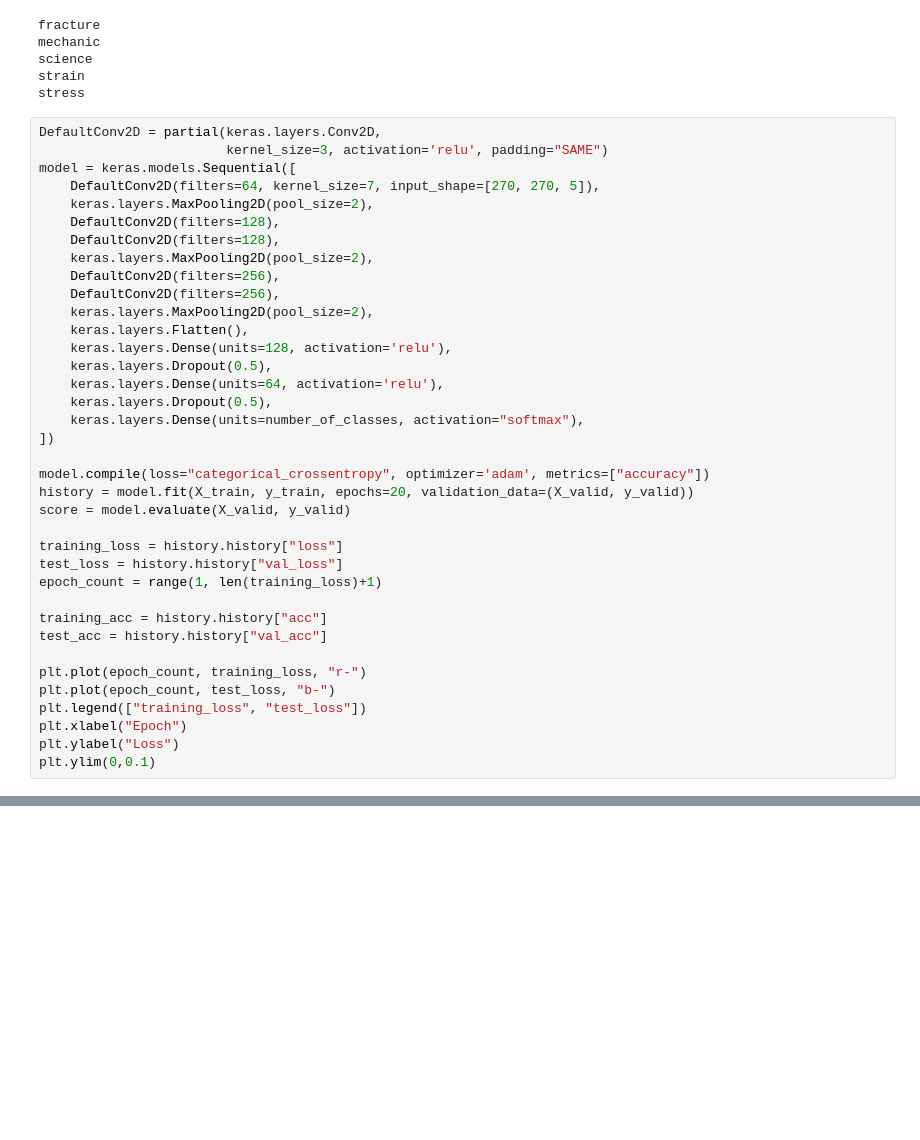
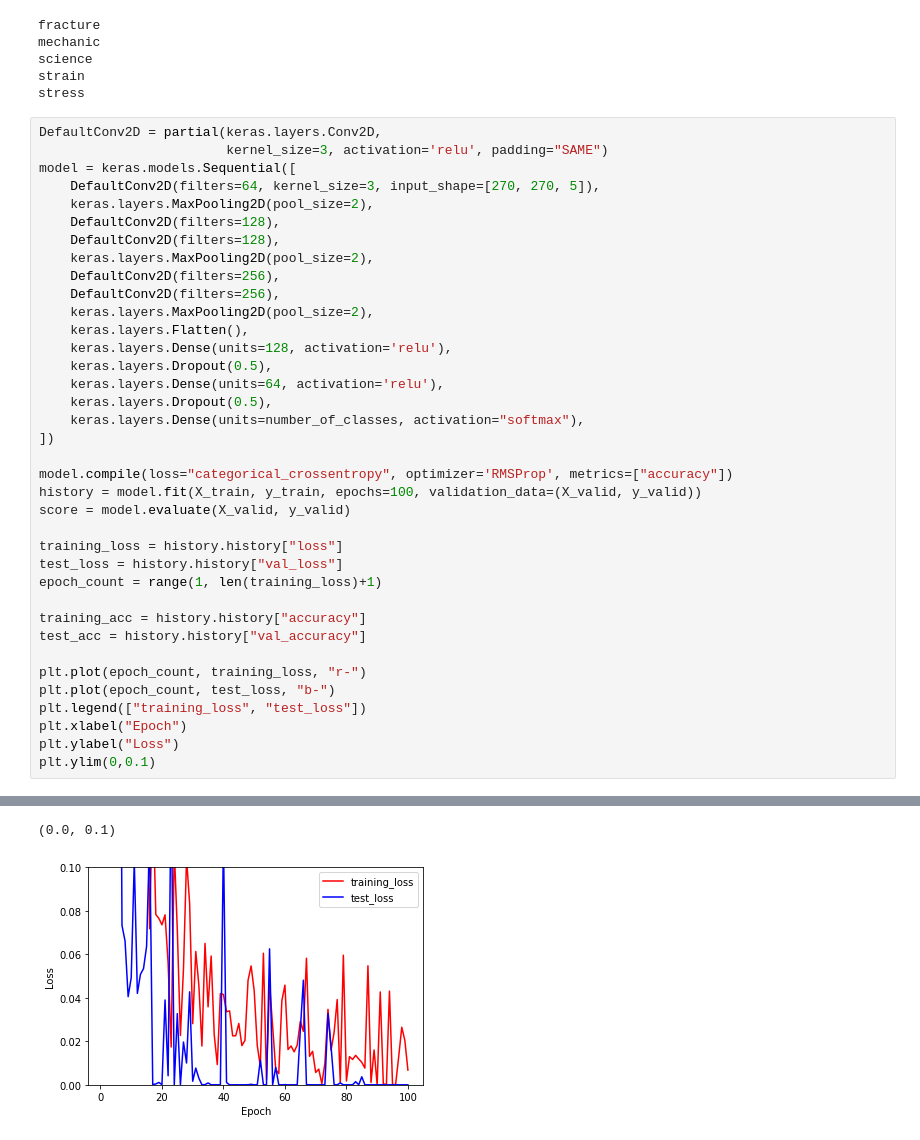
Before and after one commit to HOGEUNGOD/word_ml, a Jupyter notebook: learning.ipynb, the cells around one changed output, grey strips where cells are left out. Cells and saved outputs as stored; diff of their text form; blank space fills up the shorter version.

```diff
--- a/learning.ipynb
+++ b/learning.ipynb
@@ -63,7 +63,7 @@ stress
 DefaultConv2D = partial(keras.layers.Conv2D,
                         kernel_size=3, activation='relu', padding="SAME")
 model = keras.models.Sequential([
-    DefaultConv2D(filters=64, kernel_size=7, input_shape=[270, 270, 5]),
+    DefaultConv2D(filters=64, kernel_size=3, input_shape=[270, 270, 5]),
     keras.layers.MaxPooling2D(pool_size=2),
     DefaultConv2D(filters=128),
     DefaultConv2D(filters=128),
@@ -79,16 +79,16 @@ model = keras.models.Sequential([
     keras.layers.Dense(units=number_of_classes, activation="softmax"),
 ])
 
-model.compile(loss="categorical_crossentropy", optimizer='adam', metrics=["accuracy"])
-history = model.fit(X_train, y_train, epochs=20, validation_data=(X_valid, y_valid))
+model.compile(loss="categorical_crossentropy", optimizer='RMSProp', metrics=["accuracy"])
+history = model.fit(X_train, y_train, epochs=100, validation_data=(X_valid, y_valid))
 score = model.evaluate(X_valid, y_valid)
 
 training_loss = history.history["loss"]
 test_loss = history.history["val_loss"]
 epoch_count = range(1, len(training_loss)+1)
 
-training_acc = history.history["acc"]
-test_acc = history.history["val_acc"]
+training_acc = history.history["accuracy"]
+test_acc = history.history["val_accuracy"]
 
 plt.plot(epoch_count, training_loss, "r-")
 plt.plot(epoch_count, test_loss, "b-")
@@ -104,0 +117,2 @@ Epoch 3/20
+(0.0, 0.1)
+[figure, added]
```
Also changed, not shown: parts of 3 cells of this notebook, 6 other files.
